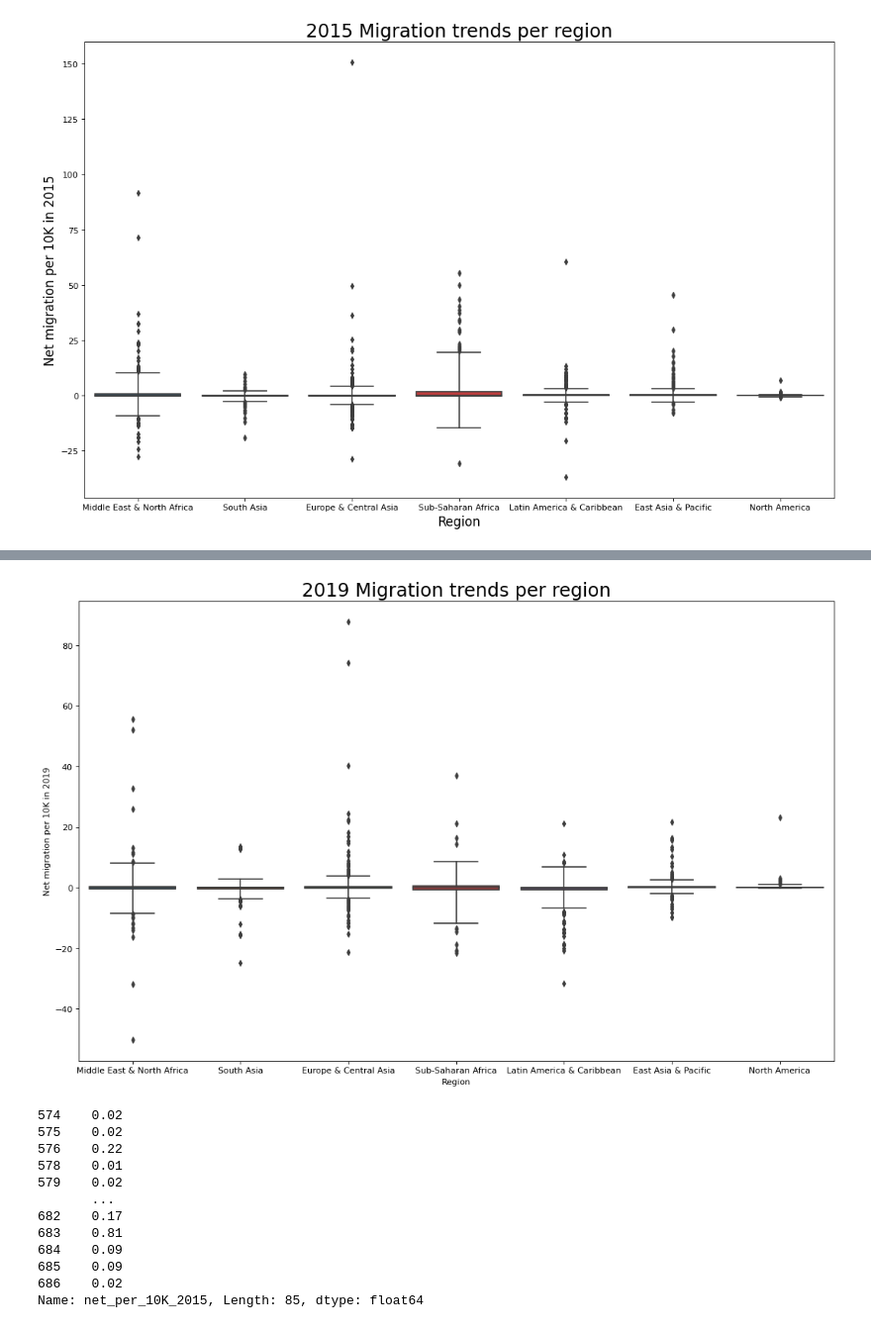
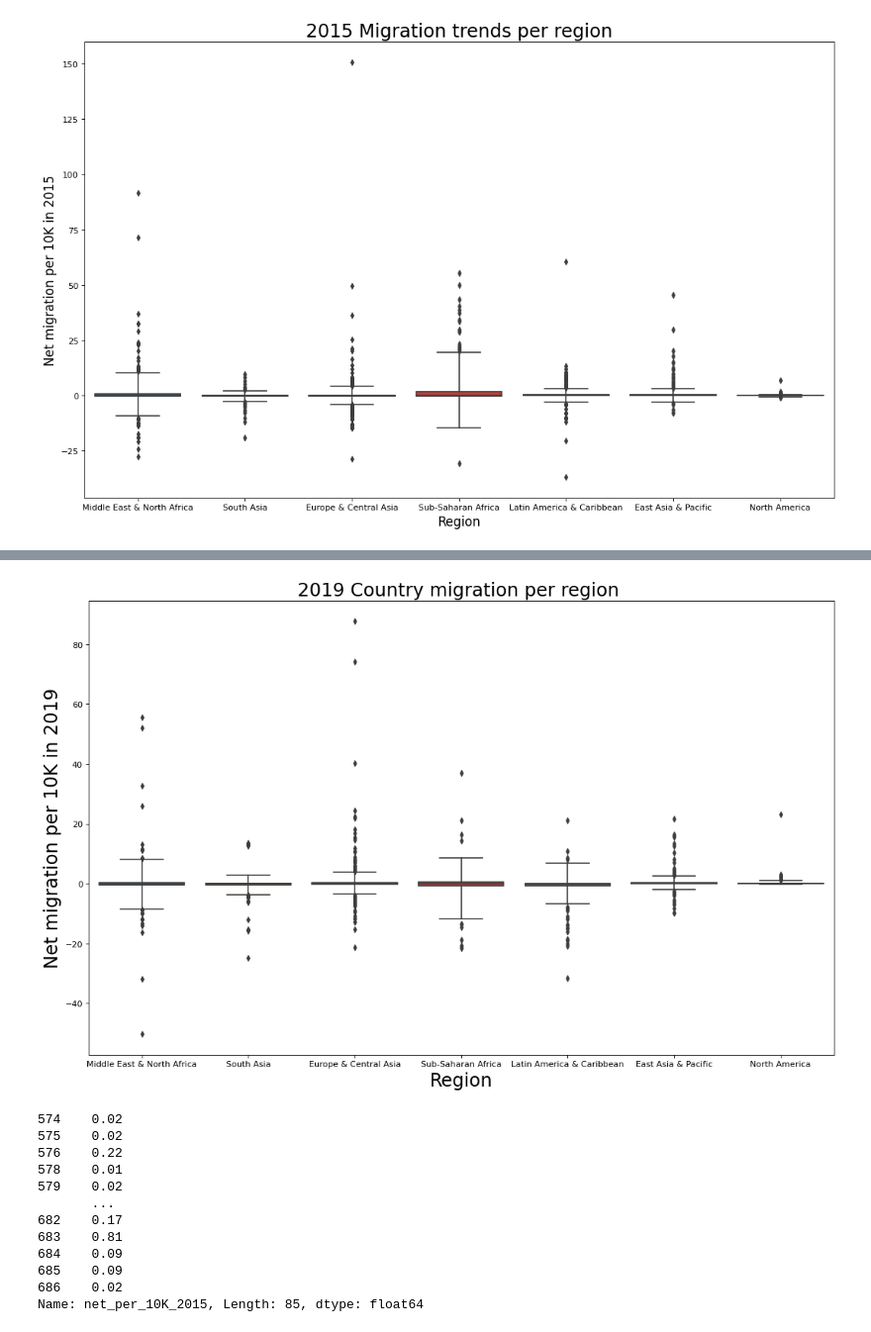
Before and after one commit to pdesai27/DAB-103, a Jupyter notebook: CountryMigration.ipynb, the cells around one changed output, grey strips where cells are left out. Shown at 99% size. Cells and saved outputs as stored; diff of their text form; code cells hidden in the pictures.

```diff
--- a/CountryMigration.ipynb
+++ b/CountryMigration.ipynb
@@ -14,3 +12,5 @@ df = pd.read_csv("https://raw.githubusercontent.com/pdesai27/DAB-103/main/Data/C
+# %%
+df = pd.read_csv("/content/drive/MyDrive/SCC Docs/Courses/DAB 103 Analytics Tools & Decision Making/DAB 103 Project/Data/CSV_ Country Migration.csv")
 # %%
 df.head(5)
 df.tail(5)
@@ -180,19 +179,15 @@ plt.show()
 # %%
 # Make a box plot
 plt.figure(figsize=(16,10), dpi= 80)
 sns.boxplot(x = 'base_country_wb_region', y = 'net_per_10K_2019', data = data, whis=10)
 
-# Plot the y-axis on a log scale
-#plt.yscale('log')
-
-
 # Remove unneeded lines and label axes
-plt.xlabel('Region')
-plt.ylabel('Net migration per 10K in 2019')
-plt.title('2019 Migration trends per region', fontsize = 22)
+plt.xlabel('Region', fontsize = 22)
+plt.ylabel('Net migration per 10K in 2019', fontsize = 22)
+plt.title('2019 Country migration per region ', fontsize = 22)
 plt.show()
 # %% [output]
-[figure, old version]
+[figure, new version]
 # %%
 # plt.figure(figsize=(16,10), dpi= 80)
 # sns.countplot(data=data,y='target_country_wb_region')
```
Also changed, not shown: parts of 5 cells of this notebook.
